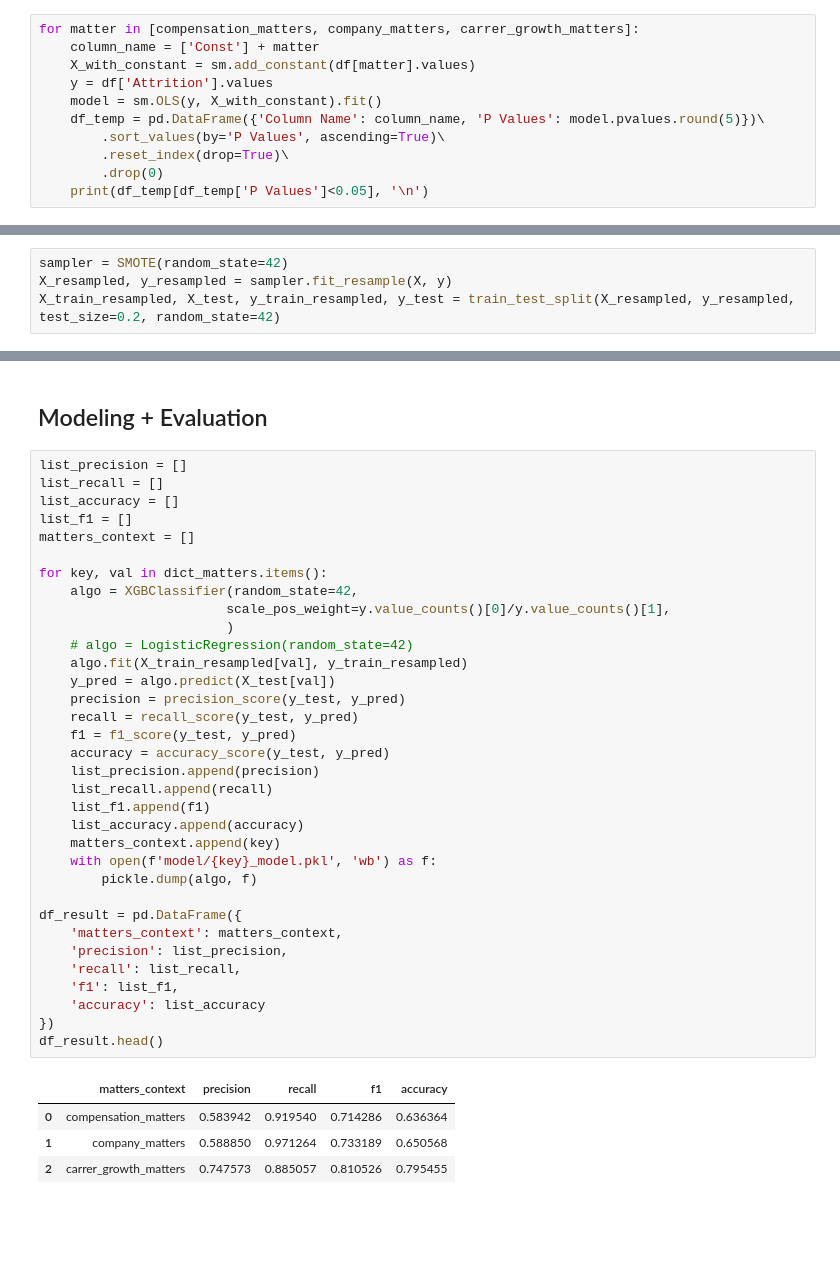
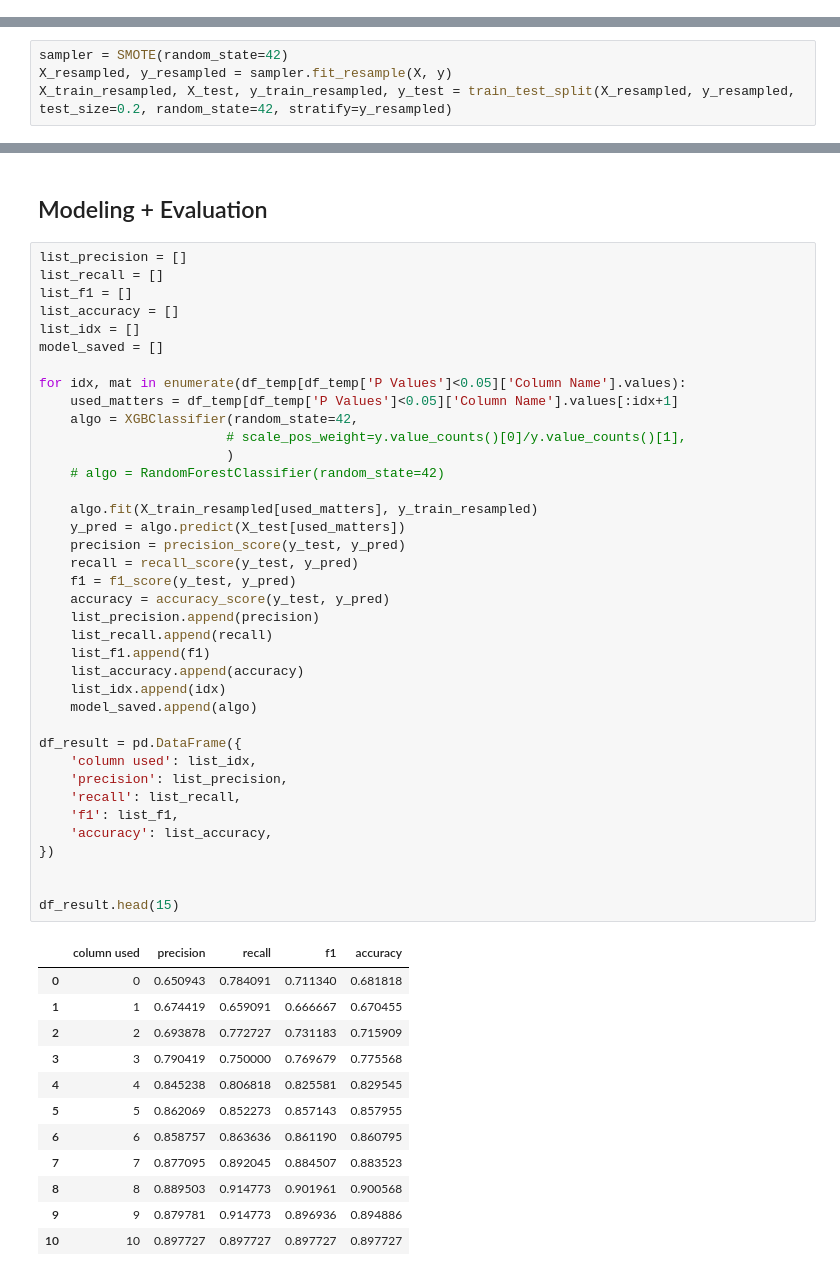
Before and after one commit to hfzdzakii/Dicoding-SolvingHRProblem, a Jupyter notebook: notebook.ipynb, the cells around one changed output, grey strips where cells are left out. Cells and saved outputs as stored; diff of their text form; blank space fills up the shorter version.

Commit message:
<New Approch>: Combined column for prediction

```diff
--- a/notebook.ipynb
+++ b/notebook.ipynb
@@ -192,12 +218 @@ with open('model/scaler.pkl', 'wb') as f:
     pickle.dump(scaler, f)
-# %%
-for matter in [compensation_matters, company_matters, carrer_growth_matters]:
-    column_name = ['Const'] + matter
-    X_with_constant = sm.add_constant(df[matter].values)
-    y = df['Attrition'].values
-    model = sm.OLS(y, X_with_constant).fit()
-    df_temp = pd.DataFrame({'Column Name': column_name, 'P Values': model.pvalues.round(5)})\
-        .sort_values(by='P Values', ascending=True)\
-        .reset_index(drop=True)\
-        .drop(0)
-    print(df_temp[df_temp['P Values']<0.05], '\n')
@@ -251,4 +222,4 @@ y = df['Attrition']
 # %%
 sampler = SMOTE(random_state=42)
 X_resampled, y_resampled = sampler.fit_resample(X, y)
-X_train_resampled, X_test, y_train_resampled, y_test = train_test_split(X_resampled, y_resampled, test_size=0.2, random_state=42)
+X_train_resampled, X_test, y_train_resampled, y_test = train_test_split(X_resampled, y_resampled, test_size=0.2, random_state=42, stratify=y_resampled)
@@ -271,39 +228,51 @@ dict_matters = {
 # %%
 list_precision = []
 list_recall = []
+list_f1 = []
 list_accuracy = []
-list_f1 = []
-matters_context = []
+list_idx = []
+model_saved = []
 
-for key, val in dict_matters.items():
+for idx, mat in enumerate(df_temp[df_temp['P Values']<0.05]['Column Name'].values):
+    used_matters = df_temp[df_temp['P Values']<0.05]['Column Name'].values[:idx+1]
     algo = XGBClassifier(random_state=42,
-                        scale_pos_weight=y.value_counts()[0]/y.value_counts()[1],
+                        # scale_pos_weight=y.value_counts()[0]/y.value_counts()[1],
                         )
-    # algo = LogisticRegression(random_state=42)
-    algo.fit(X_train_resampled[val], y_train_resampled)
-    y_pred = algo.predict(X_test[val])
+    # algo = RandomForestClassifier(random_state=42)
+
+    algo.fit(X_train_resampled[used_matters], y_train_resampled)
+    y_pred = algo.predict(X_test[used_matters])
     precision = precision_score(y_test, y_pred)
     recall = recall_score(y_test, y_pred)
     f1 = f1_score(y_test, y_pred)
     accuracy = accuracy_score(y_test, y_pred)
     list_precision.append(precision)
     list_recall.append(recall)
     list_f1.append(f1)
     list_accuracy.append(accuracy)
-    matters_context.append(key)
-    with open(f'model/{key}_model.pkl', 'wb') as f:
-        pickle.dump(algo, f)
+    list_idx.append(idx)
+    model_saved.append(algo)
 
 df_result = pd.DataFrame({
-    'matters_context': matters_context,
+    'column used': list_idx,
     'precision': list_precision,
     'recall': list_recall,
     'f1': list_f1,
-    'accuracy': list_accuracy
+    'accuracy': list_accuracy,
 })
-df_result.head()
+
+
+df_result.head(15)
 # %% [output]
-|  | matters_context | precision | recall | f1 | accuracy |
-| 0 | compensation_matters | 0.583942 | 0.919540 | 0.714286 | 0.636364 |
-| 1 | company_matters | 0.588850 | 0.971264 | 0.733189 | 0.650568 |
-| 2 | carrer_growth_matters | 0.747573 | 0.885057 | 0.810526 | 0.795455 |
+|  | column used | precision | recall | f1 | accuracy |
+| 0 | 0 | 0.650943 | 0.784091 | 0.711340 | 0.681818 |
+| 1 | 1 | 0.674419 | 0.659091 | 0.666667 | 0.670455 |
+| 2 | 2 | 0.693878 | 0.772727 | 0.731183 | 0.715909 |
+| 3 | 3 | 0.790419 | 0.750000 | 0.769679 | 0.775568 |
+| 4 | 4 | 0.845238 | 0.806818 | 0.825581 | 0.829545 |
+| 5 | 5 | 0.862069 | 0.852273 | 0.857143 | 0.857955 |
+| 6 | 6 | 0.858757 | 0.863636 | 0.861190 | 0.860795 |
+| 7 | 7 | 0.877095 | 0.892045 | 0.884507 | 0.883523 |
+| 8 | 8 | 0.889503 | 0.914773 | 0.901961 | 0.900568 |
+| 9 | 9 | 0.879781 | 0.914773 | 0.896936 | 0.894886 |
+| 10 | 10 | 0.897727 | 0.897727 | 0.897727 | 0.897727 |
```
Also changed, not shown: parts of 8 cells of this notebook, 4 other files.
